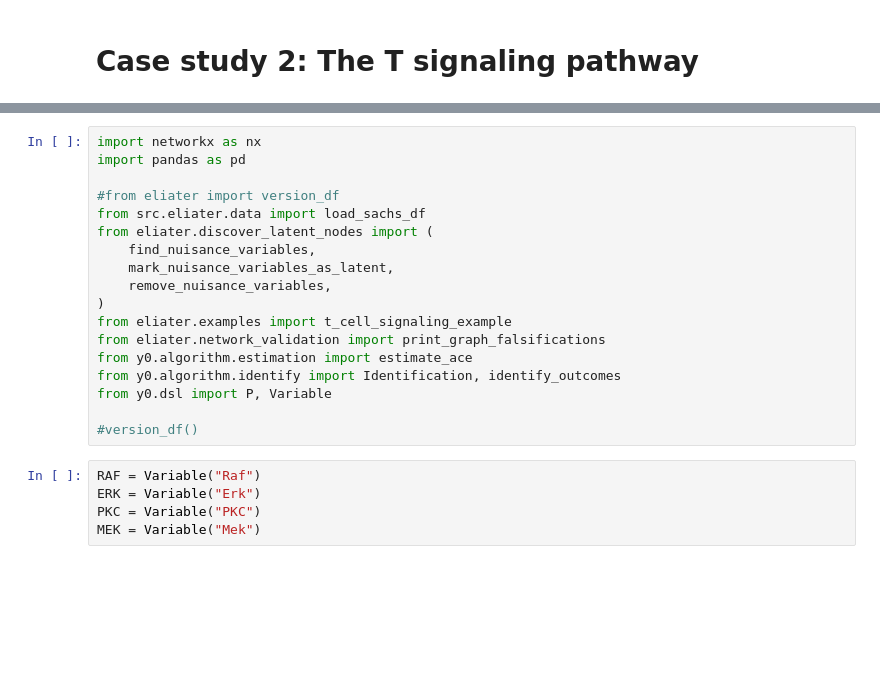
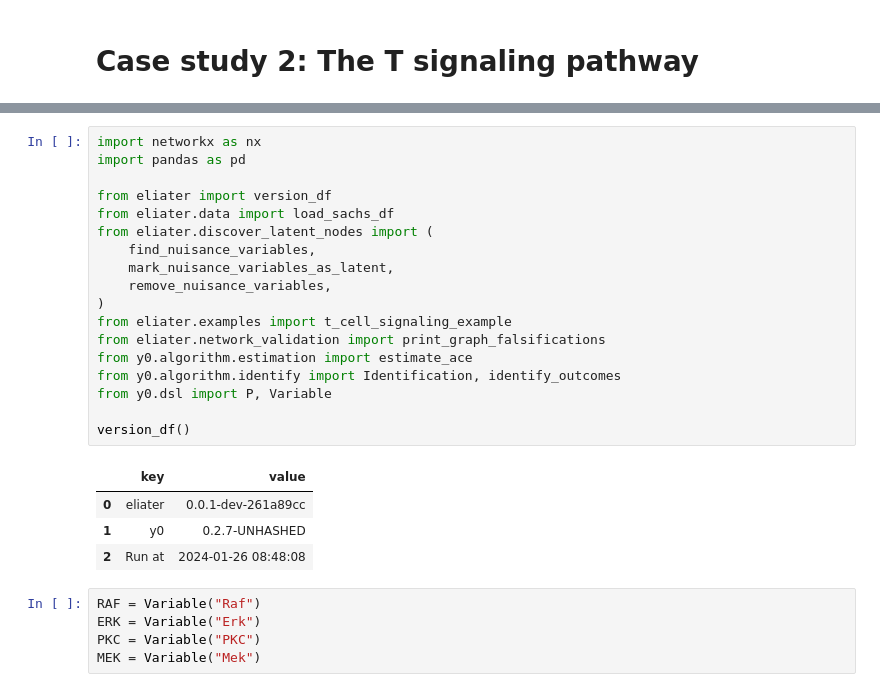
Before and after one commit to y0-causal-inference/eliater, a Jupyter notebook: notebooks/Case_study2_The_Tsignaling_pathway.ipynb, the cells around one changed output, grey strips where cells are left out. Saved outputs shown, nothing was run; the diff lists cells and outputs as text; blank space fills up the shorter version.

```diff
--- a/notebooks/Case_study2_The_Tsignaling_pathway.ipynb
+++ b/notebooks/Case_study2_The_Tsignaling_pathway.ipynb
@@ -23,21 +3,26 @@ Requirement already satisfied: MarkupSafe>=2.0 in /Users/sarataheri/GitHub/eliat
 # %%
 import networkx as nx
 import pandas as pd
 
-#from eliater import version_df
-from src.eliater.data import load_sachs_df
+from eliater import version_df
+from eliater.data import load_sachs_df
 from eliater.discover_latent_nodes import (
     find_nuisance_variables,
     mark_nuisance_variables_as_latent,
     remove_nuisance_variables,
 )
 from eliater.examples import t_cell_signaling_example
 from eliater.network_validation import print_graph_falsifications
 from y0.algorithm.estimation import estimate_ace
 from y0.algorithm.identify import Identification, identify_outcomes
 from y0.dsl import P, Variable
 
-#version_df()
+version_df()
+# %% [output]
+|  | key | value |
+| 0 | eliater | 0.0.1-dev-261a89cc |
+| 1 | y0 | 0.2.7-UNHASHED |
+| 2 | Run at | 2024-01-26 08:48:08 |
 # %%
 RAF = Variable("Raf")
 ERK = Variable("Erk")
```
Also changed, not shown: parts of 9 cells of this notebook, 3 other files.
